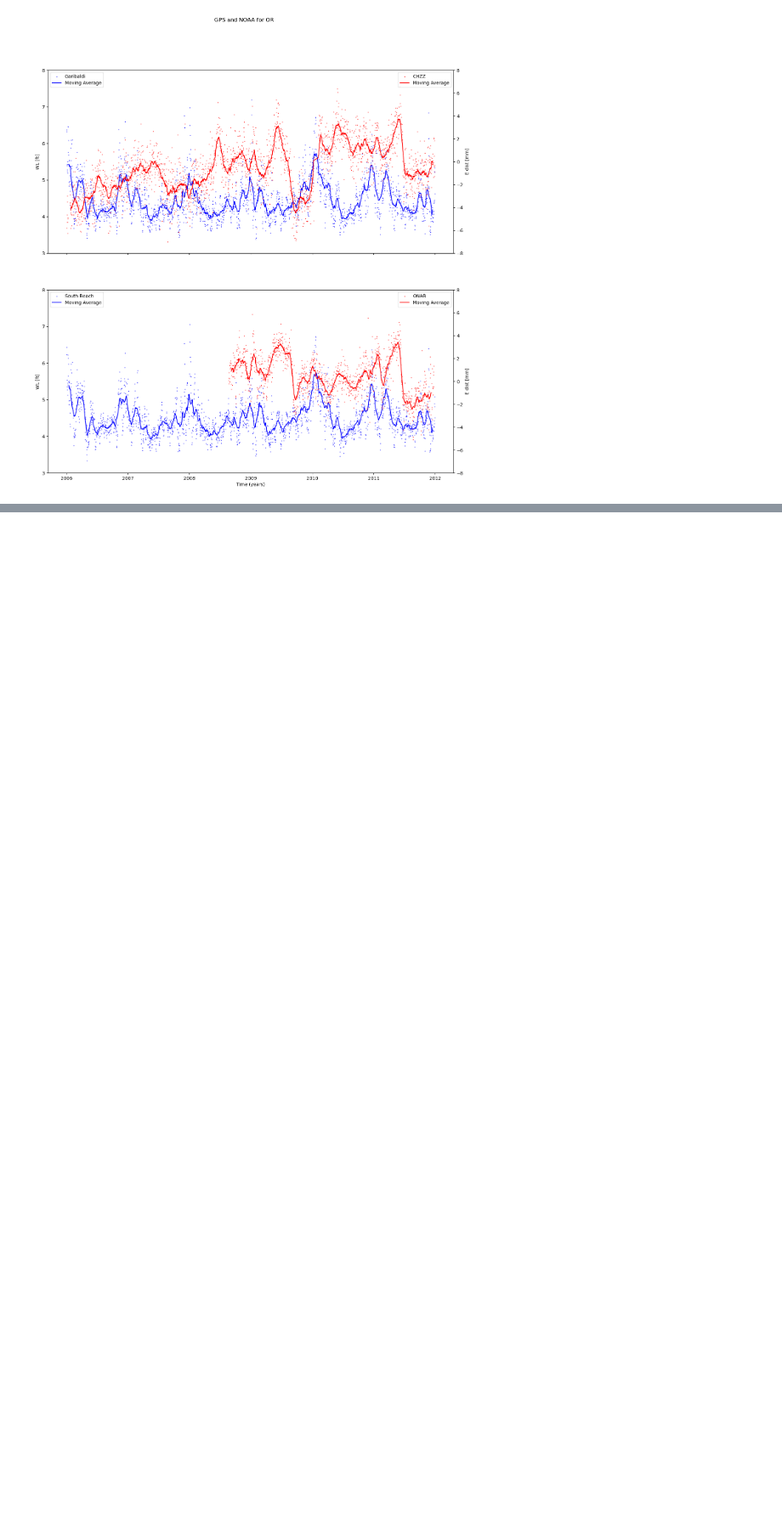
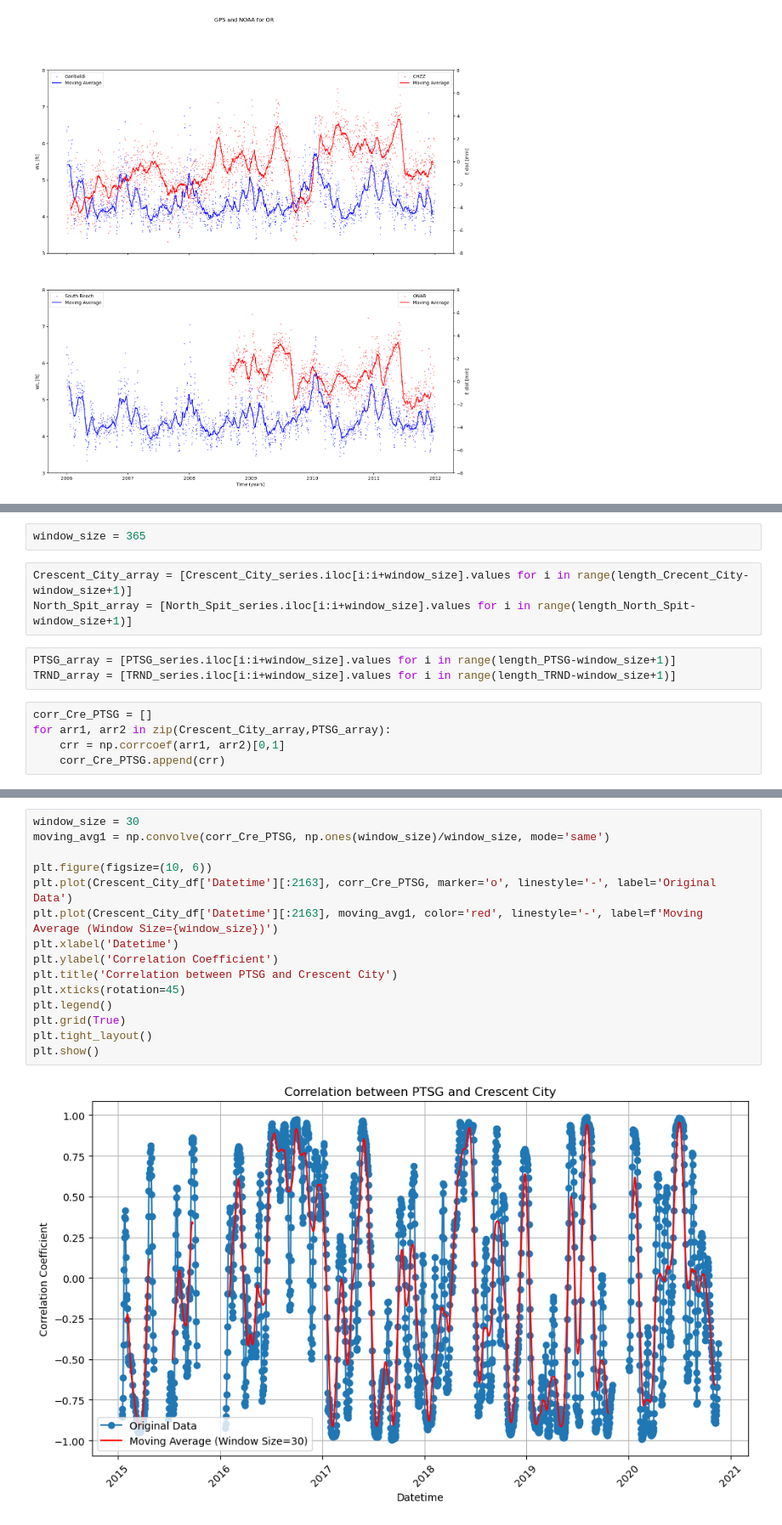
Before and after one commit to Benz-Poobua/Undergrad-Research-2, a Jupyter notebook: GPS-NOAA geodetic-climatic data.ipynb, the cells around one changed output, grey strips where cells are left out. Shown at 85% size. Cells and saved outputs as stored; diff of their text form; blank space fills up the shorter version.

```diff
--- a/GPS-NOAA geodetic-climatic data.ipynb
+++ b/GPS-NOAA geodetic-climatic data.ipynb
@@ -780,0 +859,13 @@ Correlation coefficient: 0.029887080174849527
+# %%
+window_size = 365
+# %%
+Crescent_City_array = [Crescent_City_series.iloc[i:i+window_size].values for i in range(length_Crecent_City-window_size+1)]
+North_Spit_array = [North_Spit_series.iloc[i:i+window_size].values for i in range(length_North_Spit-window_size+1)]
+# %%
+PTSG_array = [PTSG_series.iloc[i:i+window_size].values for i in range(length_PTSG-window_size+1)]
+TRND_array = [TRND_series.iloc[i:i+window_size].values for i in range(length_TRND-window_size+1)]
+# %%
+corr_Cre_PTSG = []
+for arr1, arr2 in zip(Crescent_City_array,PTSG_array):
+    crr = np.corrcoef(arr1, arr2)[0,1]
+    corr_Cre_PTSG.append(crr)
@@ -780,0 +877,17 @@ Correlation coefficient: 0.029887080174849527
+# %%
+window_size = 30
+moving_avg1 = np.convolve(corr_Cre_PTSG, np.ones(window_size)/window_size, mode='same')
+
+plt.figure(figsize=(10, 6))
+plt.plot(Crescent_City_df['Datetime'][:2163], corr_Cre_PTSG, marker='o', linestyle='-', label='Original Data')
+plt.plot(Crescent_City_df['Datetime'][:2163], moving_avg1, color='red', linestyle='-', label=f'Moving Average (Window Size={window_size})')
+plt.xlabel('Datetime')
+plt.ylabel('Correlation Coefficient')
+plt.title('Correlation between PTSG and Crescent City')
+plt.xticks(rotation=45)
+plt.legend()
+plt.grid(True)
+plt.tight_layout()
+plt.show()
+# %% [output]
+[figure, added]
```
Also changed, not shown: parts of 12 cells of this notebook.
